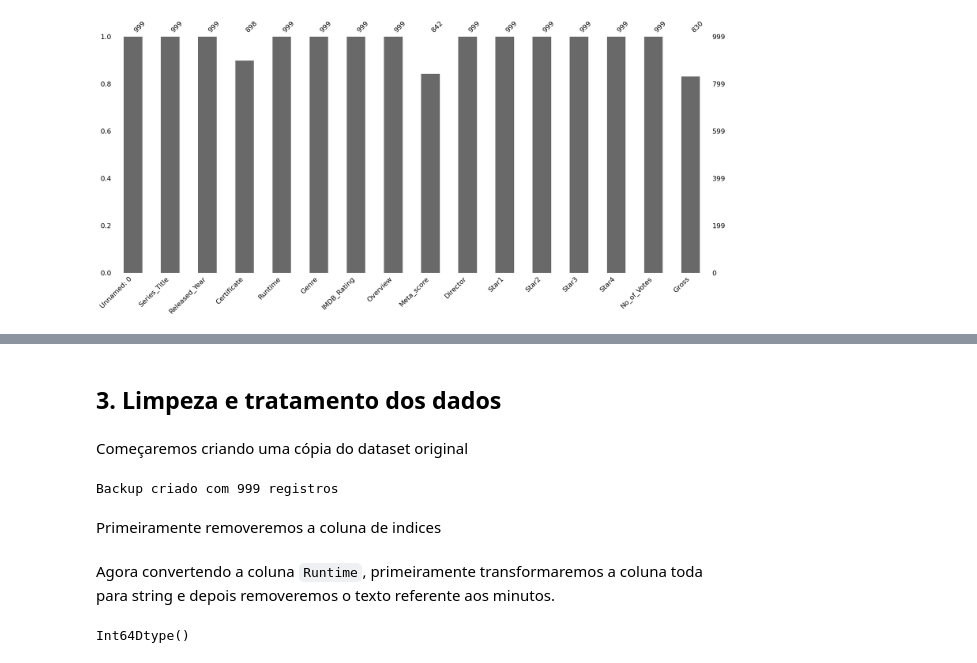
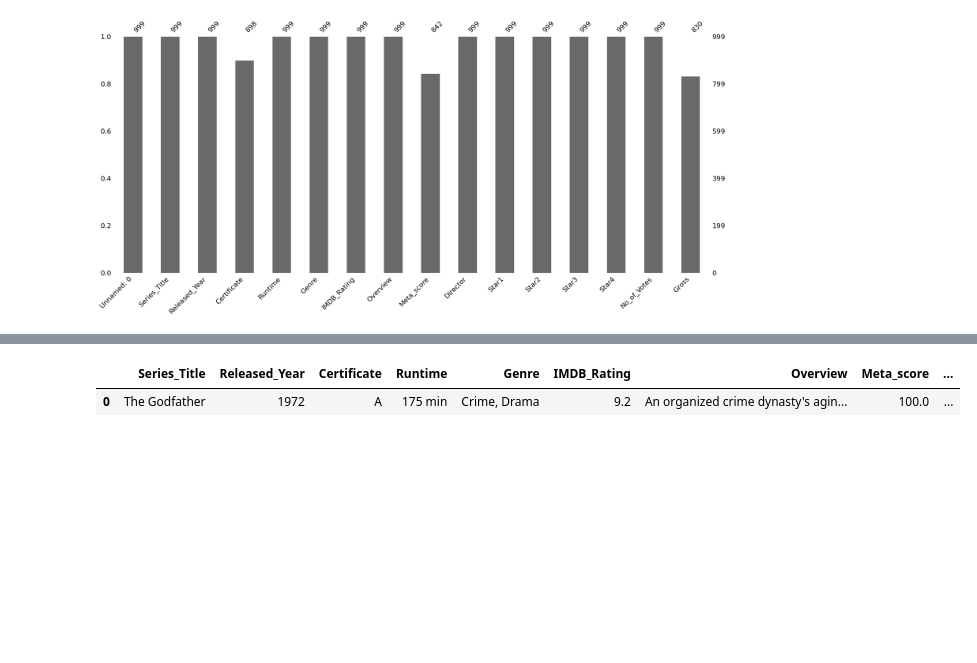
Before and after one commit to lucasqueiros/LH_CD_LUCAS_DE_QUEIROS_SOUZA, a Jupyter notebook: notebooks/01-tratamento_dos_dados.ipynb, the cells around one changed output, grey strips where cells are left out. Cells and saved outputs as stored; diff of their text form; code cells hidden in the pictures; blank space fills up the shorter version.

```diff
--- a/notebooks/eda.ipynb
+++ b/notebooks/01-tratamento_dos_dados.ipynb
@@ -121,21 +103,7 @@ Analisando superficialmente os dados podemos ver que:
-# %% [markdown]
-## 3. Limpeza e tratamento dos dados
-# %% [markdown]
-Começaremos criando uma cópia do dataset original
-# %%
-df_original = df.copy()
-print("Backup criado com", len(df_original), "registros")
-# %% [output]
-Backup criado com 999 registros
-# %% [markdown]
-Primeiramente removeremos a coluna de indices
 # %%
 df.drop('Unnamed: 0', axis=1, inplace=True)
+# Verificando o resultado
+df.head(1)
+# %% [output]
+|  | Series_Title | Released_Year | Certificate | Runtime | Genre | IMDB_Rating | Overview | Meta_score | ... |
+| 0 | The Godfather | 1972 | A | 175 min | Crime, Drama | 9.2 | An organized crime dynasty's agin... | 100.0 | ... |
-# %% [markdown]
-Agora convertendo a coluna `Runtime`, primeiramente transformaremos a coluna toda para string e depois removeremos o texto referente aos minutos.
-# %%
-df['Runtime'] = df['Runtime'].astype(str).str.replace(' min', '', regex=False)
-df['Runtime'] = pd.to_numeric(df['Runtime'], errors='coerce').astype('Int64')
-df['Runtime'].dtype
-# %% [output]
-Int64Dtype()
```
Also changed, not shown: parts of 49 cells of this notebook, 7 other files.
